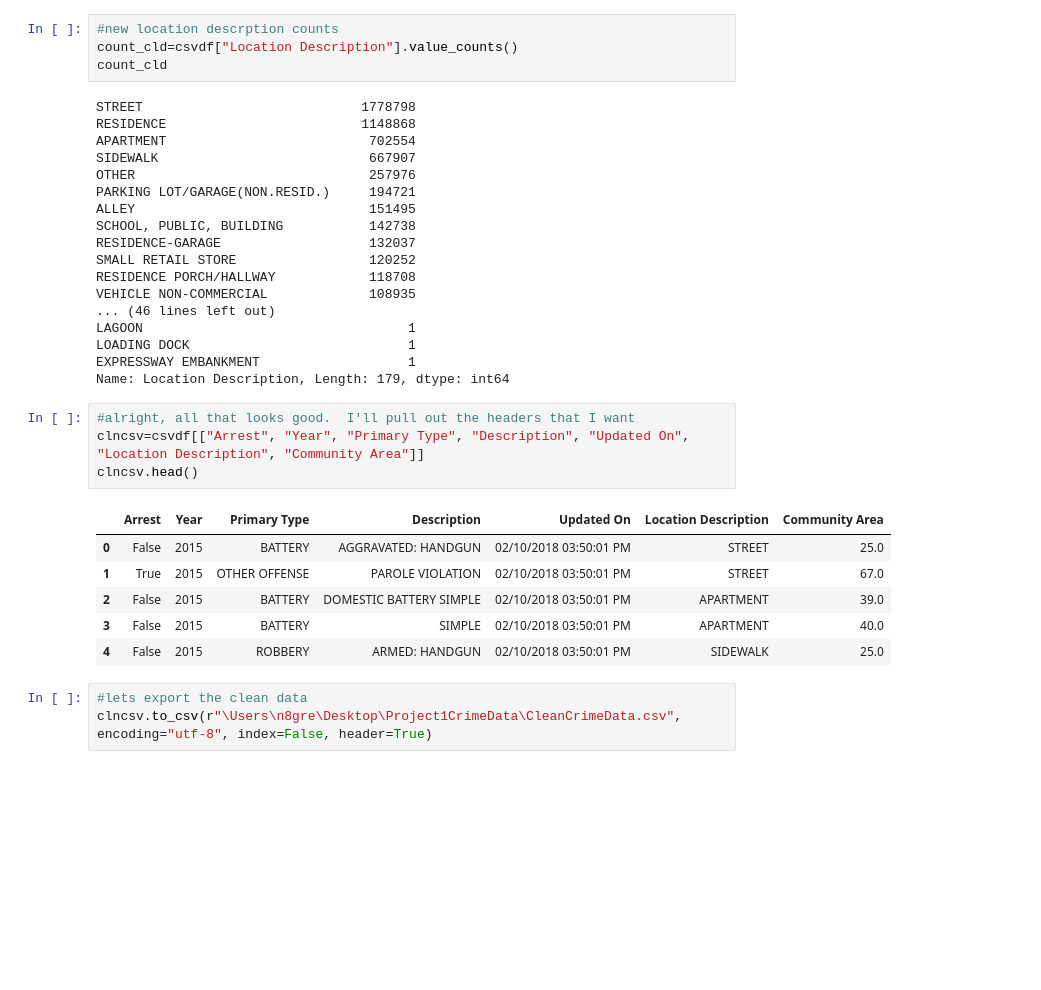
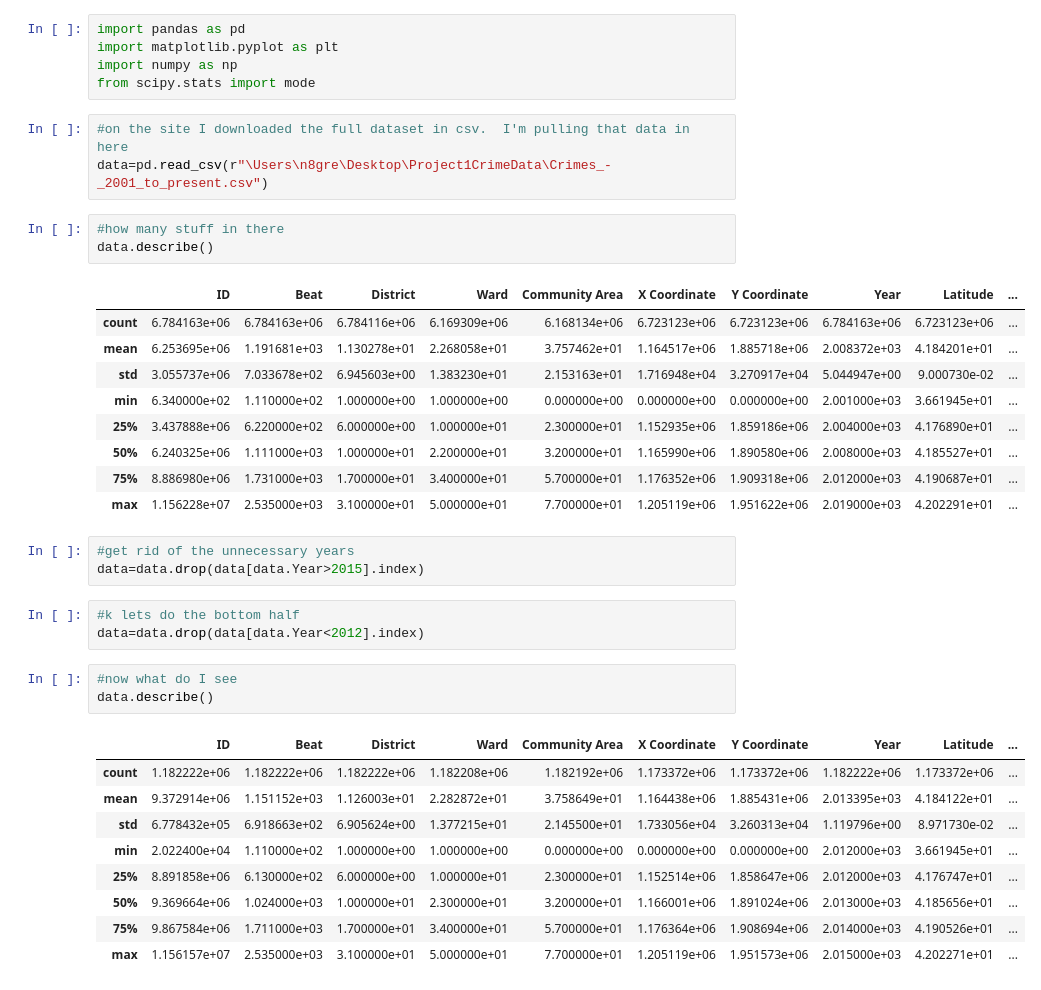
Before and after one commit to MariaSorensen/Colorama, a Jupyter notebook: usingAnAPI.ipynb, the cells around one changed output. Saved outputs shown, nothing was run; the diff lists cells and outputs as text; blank space fills up the shorter version.

```diff
--- a/usingAnAPI.ipynb
+++ b/usingAnAPI.ipynb
@@ -344,36 +1,40 @@ array(['STREET', 'APARTMENT', 'SIDEWALK', 'RESIDENCE PORCH/HALLWAY',
-# %%
-#new location descrption counts
-count_cld=csvdf["Location Description"].value_counts()
-count_cld
-# %% [output]
-STREET                            1778798
-RESIDENCE                         1148868
-APARTMENT                          702554
-SIDEWALK                           667907
-OTHER                              257976
-PARKING LOT/GARAGE(NON.RESID.)     194721
-ALLEY                              151495
-SCHOOL, PUBLIC, BUILDING           142738
-RESIDENCE-GARAGE                   132037
-SMALL RETAIL STORE                 120252
-RESIDENCE PORCH/HALLWAY            118708
-VEHICLE NON-COMMERCIAL             108935
-... (46 lines left out)
-LAGOON                                  1
-LOADING DOCK                            1
-EXPRESSWAY EMBANKMENT                   1
-Name: Location Description, Length: 179, dtype: int64
-# %%
-#alright, all that looks good.  I'll pull out the headers that I want
-clncsv=csvdf[["Arrest", "Year", "Primary Type", "Description", "Updated On", "Location Description", "Community Area"]]
-clncsv.head()
-# %% [output]
-|  | Arrest | Year | Primary Type | Description | Updated On | Location Description | Community Area |
-| 0 | False | 2015 | BATTERY | AGGRAVATED: HANDGUN | 02/10/2018 03:50:01 PM | STREET | 25.0 |
-| 1 | True | 2015 | OTHER OFFENSE | PAROLE VIOLATION | 02/10/2018 03:50:01 PM | STREET | 67.0 |
-| 2 | False | 2015 | BATTERY | DOMESTIC BATTERY SIMPLE | 02/10/2018 03:50:01 PM | APARTMENT | 39.0 |
-| 3 | False | 2015 | BATTERY | SIMPLE | 02/10/2018 03:50:01 PM | APARTMENT | 40.0 |
-| 4 | False | 2015 | ROBBERY | ARMED: HANDGUN | 02/10/2018 03:50:01 PM | SIDEWALK | 25.0 |
-# %%
-#lets export the clean data
-clncsv.to_csv(r"\Users\n8gre\Desktop\Project1CrimeData\CleanCrimeData.csv", encoding="utf-8", index=False, header=True)
+# %%
+import pandas as pd
+import matplotlib.pyplot as plt
+import numpy as np
+from scipy.stats import mode
+# %%
+#on the site I downloaded the full dataset in csv.  I'm pulling that data in here
+data=pd.read_csv(r"\Users\n8gre\Desktop\Project1CrimeData\Crimes_-_2001_to_present.csv")
+# %%
+#how many stuff in there
+data.describe()
+# %% [output]
+|  | ID | Beat | District | Ward | Community Area | X Coordinate | Y Coordinate | Year | Latitude | ... |
+| count | 6.784163e+06 | 6.784163e+06 | 6.784116e+06 | 6.169309e+06 | 6.168134e+06 | 6.723123e+06 | 6.723123e+06 | 6.784163e+06 | 6.723123e+06 | ... |
+| mean | 6.253695e+06 | 1.191681e+03 | 1.130278e+01 | 2.268058e+01 | 3.757462e+01 | 1.164517e+06 | 1.885718e+06 | 2.008372e+03 | 4.184201e+01 | ... |
+| std | 3.055737e+06 | 7.033678e+02 | 6.945603e+00 | 1.383230e+01 | 2.153163e+01 | 1.716948e+04 | 3.270917e+04 | 5.044947e+00 | 9.000730e-02 | ... |
+| min | 6.340000e+02 | 1.110000e+02 | 1.000000e+00 | 1.000000e+00 | 0.000000e+00 | 0.000000e+00 | 0.000000e+00 | 2.001000e+03 | 3.661945e+01 | ... |
+| 25% | 3.437888e+06 | 6.220000e+02 | 6.000000e+00 | 1.000000e+01 | 2.300000e+01 | 1.152935e+06 | 1.859186e+06 | 2.004000e+03 | 4.176890e+01 | ... |
+| 50% | 6.240325e+06 | 1.111000e+03 | 1.000000e+01 | 2.200000e+01 | 3.200000e+01 | 1.165990e+06 | 1.890580e+06 | 2.008000e+03 | 4.185527e+01 | ... |
+| 75% | 8.886980e+06 | 1.731000e+03 | 1.700000e+01 | 3.400000e+01 | 5.700000e+01 | 1.176352e+06 | 1.909318e+06 | 2.012000e+03 | 4.190687e+01 | ... |
+| max | 1.156228e+07 | 2.535000e+03 | 3.100000e+01 | 5.000000e+01 | 7.700000e+01 | 1.205119e+06 | 1.951622e+06 | 2.019000e+03 | 4.202291e+01 | ... |
+# %%
+#get rid of the unnecessary years
+data=data.drop(data[data.Year>2015].index)
+# %%
+#k lets do the bottom half
+data=data.drop(data[data.Year<2012].index)
+# %%
+#now what do I see
+data.describe()
+# %% [output]
+|  | ID | Beat | District | Ward | Community Area | X Coordinate | Y Coordinate | Year | Latitude | ... |
+| count | 1.182222e+06 | 1.182222e+06 | 1.182222e+06 | 1.182208e+06 | 1.182192e+06 | 1.173372e+06 | 1.173372e+06 | 1.182222e+06 | 1.173372e+06 | ... |
+| mean | 9.372914e+06 | 1.151152e+03 | 1.126003e+01 | 2.282872e+01 | 3.758649e+01 | 1.164438e+06 | 1.885431e+06 | 2.013395e+03 | 4.184122e+01 | ... |
+| std | 6.778432e+05 | 6.918663e+02 | 6.905624e+00 | 1.377215e+01 | 2.145500e+01 | 1.733056e+04 | 3.260313e+04 | 1.119796e+00 | 8.971730e-02 | ... |
+| min | 2.022400e+04 | 1.110000e+02 | 1.000000e+00 | 1.000000e+00 | 0.000000e+00 | 0.000000e+00 | 0.000000e+00 | 2.012000e+03 | 3.661945e+01 | ... |
+| 25% | 8.891858e+06 | 6.130000e+02 | 6.000000e+00 | 1.000000e+01 | 2.300000e+01 | 1.152514e+06 | 1.858647e+06 | 2.012000e+03 | 4.176747e+01 | ... |
+| 50% | 9.369664e+06 | 1.024000e+03 | 1.000000e+01 | 2.300000e+01 | 3.200000e+01 | 1.166001e+06 | 1.891024e+06 | 2.013000e+03 | 4.185656e+01 | ... |
+| 75% | 9.867584e+06 | 1.711000e+03 | 1.700000e+01 | 3.400000e+01 | 5.700000e+01 | 1.176364e+06 | 1.908694e+06 | 2.014000e+03 | 4.190526e+01 | ... |
+| max | 1.156157e+07 | 2.535000e+03 | 3.100000e+01 | 5.000000e+01 | 7.700000e+01 | 1.205119e+06 | 1.951573e+06 | 2.015000e+03 | 4.202271e+01 | ... |
```
Also changed, not shown: parts of 41 cells of this notebook.
